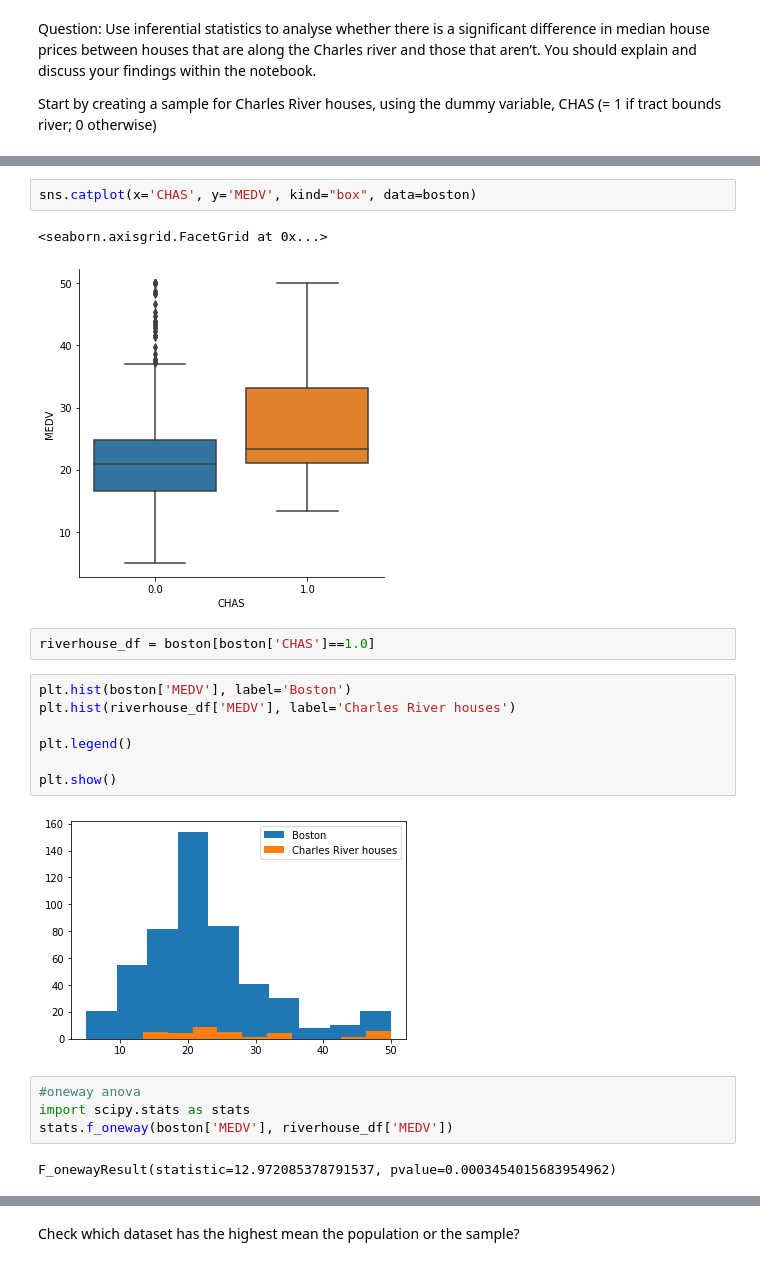
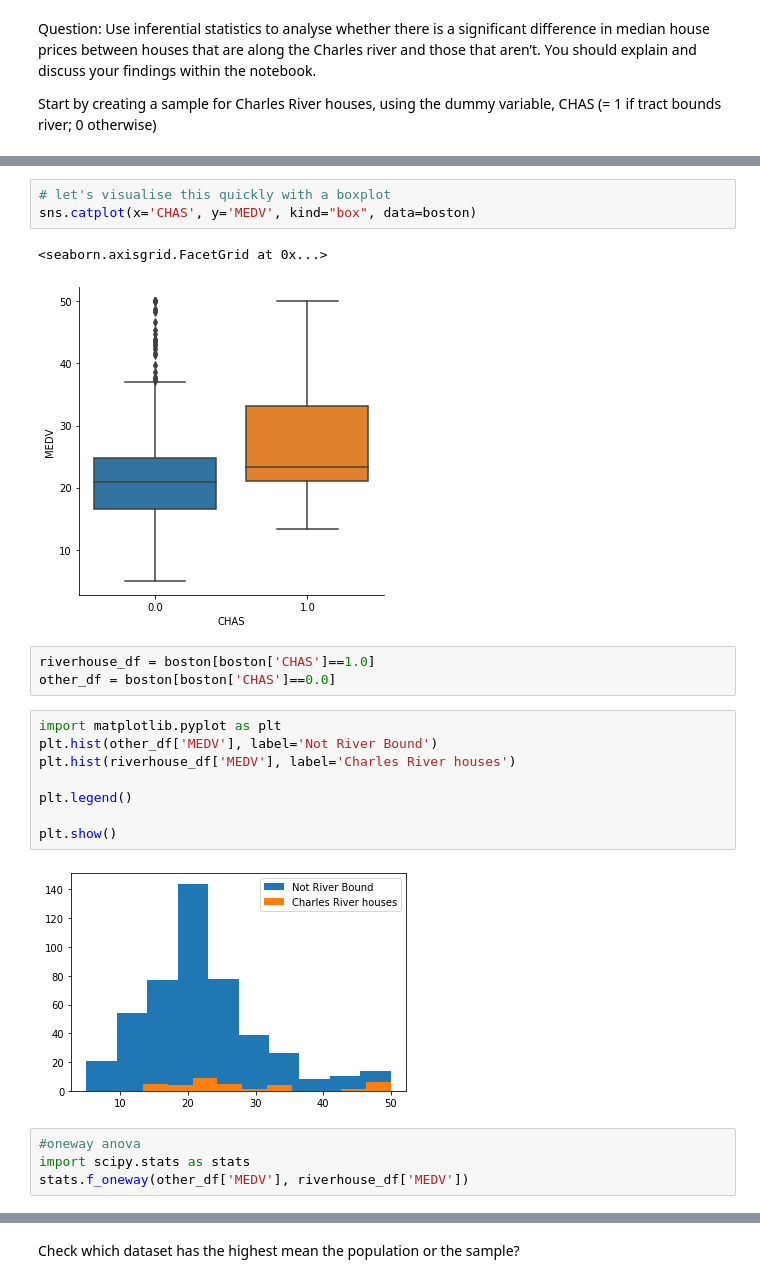
Before and after one commit to RitRa/MachineLearning-project, a Jupyter notebook: Machine Learning and Statistics Project 2019.ipynb, the cells around one changed output, grey strips where cells are left out. Saved outputs shown, nothing was run; the diff lists cells and outputs as text.

```diff
--- a/Project.ipynb
+++ b/Machine Learning and Statistics Project 2019.ipynb
@@ -168,22 +193,23 @@ Start by creating a sample for Charles River houses, using the dummy variable, C
 # %%
+# let's visualise this quickly with a boxplot
 sns.catplot(x='CHAS', y='MEDV', kind="box", data=boston)
 # %% [output]
 <seaborn.axisgrid.FacetGrid at 0x...>
 [figure]
 # %%
 riverhouse_df = boston[boston['CHAS']==1.0]
+other_df = boston[boston['CHAS']==0.0]
 # %%
-plt.hist(boston['MEDV'], label='Boston')
+import matplotlib.pyplot as plt
+plt.hist(other_df['MEDV'], label='Not River Bound')
 plt.hist(riverhouse_df['MEDV'], label='Charles River houses')
 
 plt.legend()
 
 plt.show()
 # %% [output]
-[figure, old version]
+[figure, new version]
 # %%
 #oneway anova
 import scipy.stats as stats
-stats.f_oneway(boston['MEDV'], riverhouse_df['MEDV'])
+stats.f_oneway(other_df['MEDV'], riverhouse_df['MEDV'])
-# %% [output]
-F_onewayResult(statistic=12.972085378791537, pvalue=0.0003454015683954962)
```
Also changed, not shown: parts of 23 cells of this notebook, 1 other file.
